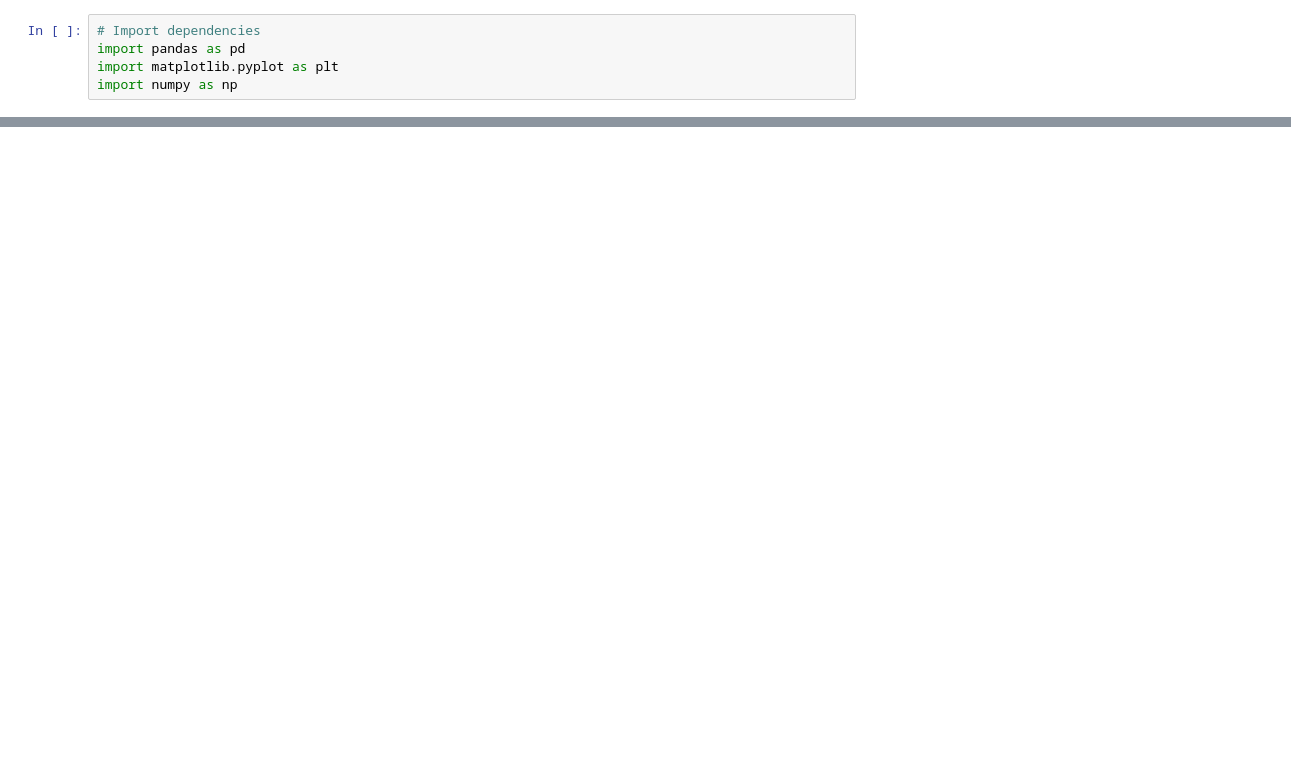
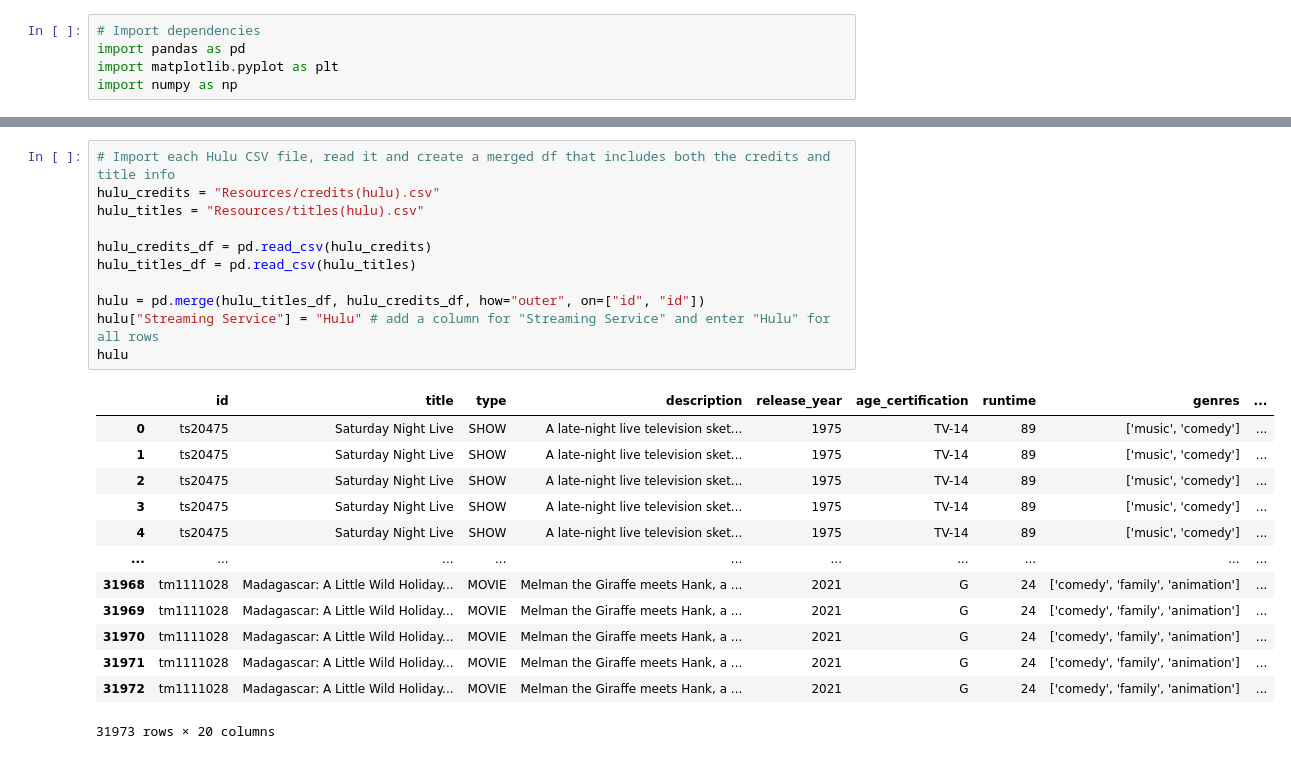
Before and after one commit to thn22/Eclipse_Rodeo, a Jupyter notebook: Eclipse_Rodeo/Eclipse_Rodeo project.ipynb, the cells around one changed output, grey strips where cells are left out. Drawn from its saved outputs; the diff is of its cells as text; blank space fills up the shorter version.

```diff
--- a/Eclipse_Rodeo/Eclipse_Rodeo project.ipynb
+++ b/Eclipse_Rodeo/Eclipse_Rodeo project.ipynb
@@ -22,0 +56,25 @@ netflix.head()
+# %%
+# Import each Hulu CSV file, read it and create a merged df that includes both the credits and title info
+hulu_credits = "Resources/credits(hulu).csv"
+hulu_titles = "Resources/titles(hulu).csv"
+
+hulu_credits_df = pd.read_csv(hulu_credits)
+hulu_titles_df = pd.read_csv(hulu_titles)
+
+hulu = pd.merge(hulu_titles_df, hulu_credits_df, how="outer", on=["id", "id"])
+hulu["Streaming Service"] = "Hulu" # add a column for "Streaming Service" and enter "Hulu" for all rows
+hulu
+# %% [output]
+|  | id | title | type | description | release_year | age_certification | runtime | genres | ... |
+| 0 | ts20475 | Saturday Night Live | SHOW | A late-night live television sket... | 1975 | TV-14 | 89 | ['music', 'comedy'] | ... |
+| 1 | ts20475 | Saturday Night Live | SHOW | A late-night live television sket... | 1975 | TV-14 | 89 | ['music', 'comedy'] | ... |
+| 2 | ts20475 | Saturday Night Live | SHOW | A late-night live television sket... | 1975 | TV-14 | 89 | ['music', 'comedy'] | ... |
+| 3 | ts20475 | Saturday Night Live | SHOW | A late-night live television sket... | 1975 | TV-14 | 89 | ['music', 'comedy'] | ... |
+| 4 | ts20475 | Saturday Night Live | SHOW | A late-night live television sket... | 1975 | TV-14 | 89 | ['music', 'comedy'] | ... |
+| ... | ... | ... | ... | ... | ... | ... | ... | ... | ... |
+| 31968 | tm1111028 | Madagascar: A Little Wild Holiday... | MOVIE | Melman the Giraffe meets Hank, a ... | 2021 | G | 24 | ['comedy', 'family', 'animation'] | ... |
+| 31969 | tm1111028 | Madagascar: A Little Wild Holiday... | MOVIE | Melman the Giraffe meets Hank, a ... | 2021 | G | 24 | ['comedy', 'family', 'animation'] | ... |
+| 31970 | tm1111028 | Madagascar: A Little Wild Holiday... | MOVIE | Melman the Giraffe meets Hank, a ... | 2021 | G | 24 | ['comedy', 'family', 'animation'] | ... |
+| 31971 | tm1111028 | Madagascar: A Little Wild Holiday... | MOVIE | Melman the Giraffe meets Hank, a ... | 2021 | G | 24 | ['comedy', 'family', 'animation'] | ... |
+| 31972 | tm1111028 | Madagascar: A Little Wild Holiday... | MOVIE | Melman the Giraffe meets Hank, a ... | 2021 | G | 24 | ['comedy', 'family', 'animation'] | ... |
+31973 rows × 20 columns
```
Also changed, not shown: parts of 5 cells of this notebook.
